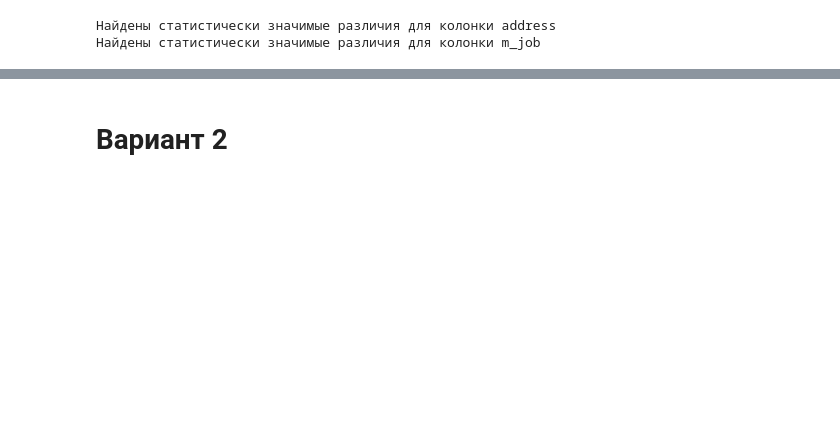
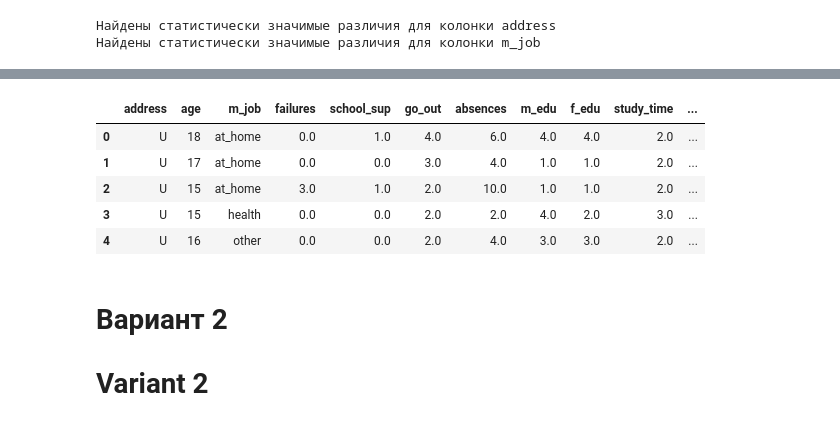
Before and after one commit to katja-n/projects, a Jupyter notebook: module_2/Project-2.ipynb, the cells around one changed output, grey strips where cells are left out. Saved outputs shown, nothing was run; the diff lists cells and outputs as text; code cells hidden in the pictures; blank space fills up the shorter version.

```diff
--- a/module_2/Project-2.ipynb
+++ b/module_2/Project-2.ipynb
@@ -76,29 +78,30 @@ stud.head(5)
 | 4 | GP | F | 16 | U | GT3 | T | 3.0 | 3.0 | other | other | home | ... |
 # %%
 # функции для обработки столбцов
+# columns processing functions
 
 def fix_yes_or_no(x):
-    """функция для замены "yes" or "no" на 1 и 0"""
+    """function to replace "yes" or "no" to 1 and 0"""
     if pd.isnull(x):
         return x
     if x == 'nan':
         return None
     if x == 'yes':
-        x = 1.0
+        x = float(1.0)
     if x == 'no':
-        x = 0
+        x = float(0)
     return x
 
 
 def fix_nan(x):
-    """функция для замены NaN"""
+    """function to replace NaN"""
     if pd.isnull(x) or x == "NaN":
         x = None
     return x
 
 
 def fix_job(x):
-    """функция для замены значений в столбцах со сведениями о работе на числовые"""
+    """function to replace str in job column with int"""
     if x == None or x == "NaN":
         x = None
     elif x == 'at_home':
@@ -115,7 +118,7 @@ def fix_job(x):
 
 
 def fix_reason(x):
-    """функция для замены значений в столбце reason на числовые"""
+    """function to replace str in reason column with int"""
     if x == None or x == "NaN":
         x = None
     elif x == 'course':
@@ -130,7 +133,7 @@ def fix_reason(x):
 
 
 def fix_guardian(x):
-    """функция для замены значений в столбце guardian на числовые"""
+    """function to replace str in guardian column with int"""
     if x == None or x == "NaN":
         x = None
     elif x == 'mother':
@@ -141,23 +144,26 @@ def fix_guardian(x):
         x = 0
     return x
 
+
 def get_stat_dif(column):
-    """функция для подсчета статистической разницы"""
+    """function to calculate the T-test"""
     cols = stud.loc[:, column].value_counts().index[:6]
     combinations_all = list(combinations(cols, 2))
     for comb in combinations_all:
         if ttest_ind(stud.loc[stud.loc[:, column] == comb[0], 'score'],
-                        stud.loc[stud.loc[:, column] == comb[1], 'score']).pvalue \
-            <= 0.05/len(combinations_all): # Учли поправку Бонферони
+                     stud.loc[stud.loc[:, column] == comb[1], 'score']).pvalue \
+                <= 0.05/len(combinations_all):  # Учли поправку Бонферони
             print('Найдены статистически значимые различия для колонки', column)
             break
 
+
 def get_boxplot(column):
-    """функция для построения boxplot"""
-    fig, ax = plt.subplots(figsize = (14, 4))
+    """function to create boxplot"""
+    fig, ax = plt.subplots(figsize=(14, 4))
     sns.boxplot(x=column, y='score',
-                data=stud.loc[stud.loc[:, column].isin(stud.loc[:, column].value_counts().index[:10])],
-               ax=ax)
+                data=stud.loc[stud.loc[:, column].isin(
+                    stud.loc[:, column].value_counts().index[:10])],
+                ax=ax)
     plt.xticks(rotation=45)
     ax.set_title('Boxplot for ' + column)
     plt.show()
@@ -1004,2 +1062,15 @@ for col in ['school', 'sex', 'address', 'fam_size', 'p_status', 'm_job', 'f_job'
+# %%
+stud_for_model = stud[['address', 'age', 'm_job', 'failures', 'school_sup',
+                       'go_out', 'absences', 'm_edu', 'f_edu', 'study_time', 'score']]  #DataFrame for the model
+# %%
+stud_for_model.head(5)
+# %% [output]
+|  | address | age | m_job | failures | school_sup | go_out | absences | m_edu | f_edu | study_time | ... |
+| 0 | U | 18 | at_home | 0.0 | 1.0 | 4.0 | 6.0 | 4.0 | 4.0 | 2.0 | ... |
+| 1 | U | 17 | at_home | 0.0 | 0.0 | 3.0 | 4.0 | 1.0 | 1.0 | 2.0 | ... |
+| 2 | U | 15 | at_home | 3.0 | 1.0 | 2.0 | 10.0 | 1.0 | 1.0 | 2.0 | ... |
+| 3 | U | 15 | health | 0.0 | 0.0 | 2.0 | 2.0 | 4.0 | 2.0 | 3.0 | ... |
+| 4 | U | 16 | other | 0.0 | 0.0 | 2.0 | 4.0 | 3.0 | 3.0 | 2.0 | ... |
 # %% [markdown]
 # Вариант 2
+# Variant 2
```
Also changed, not shown: parts of 73 cells of this notebook.
